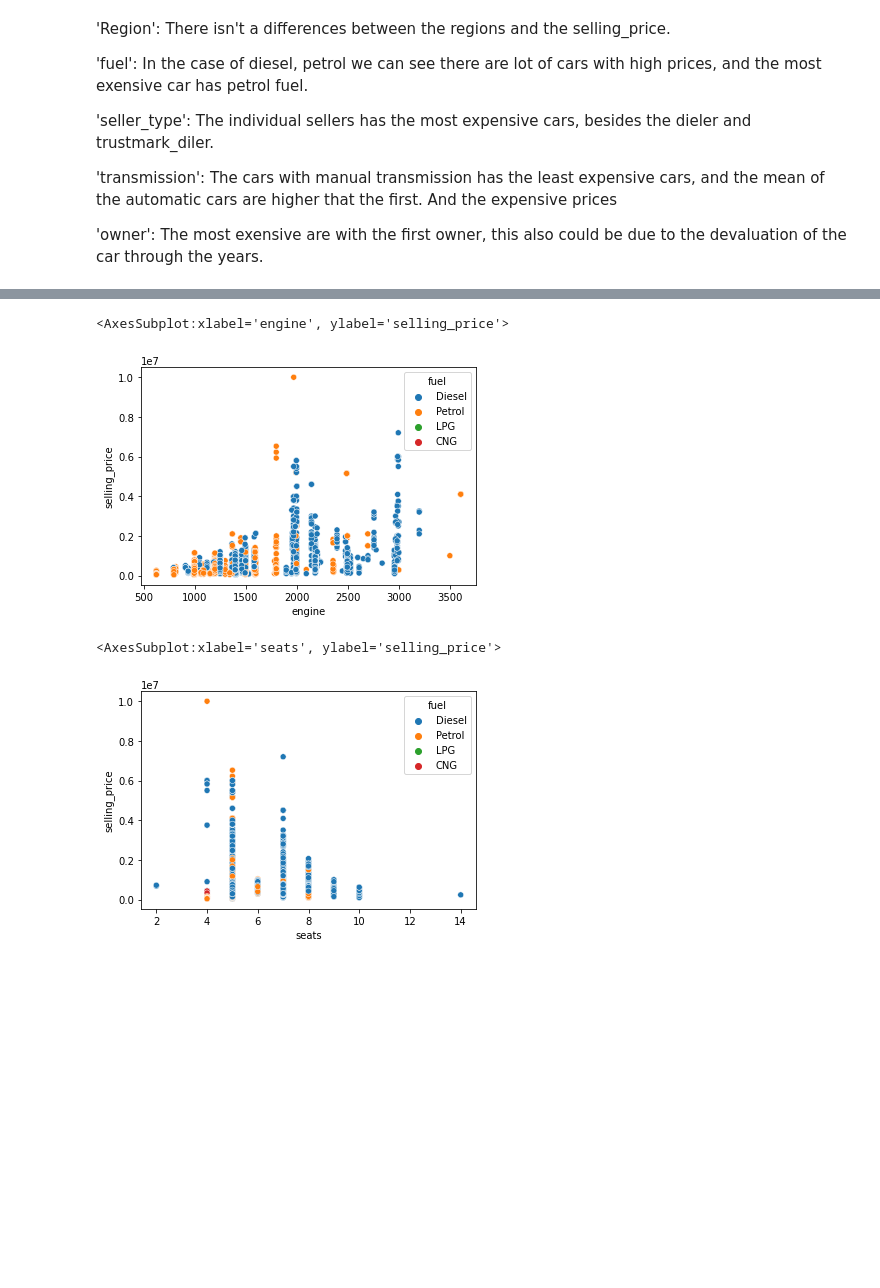
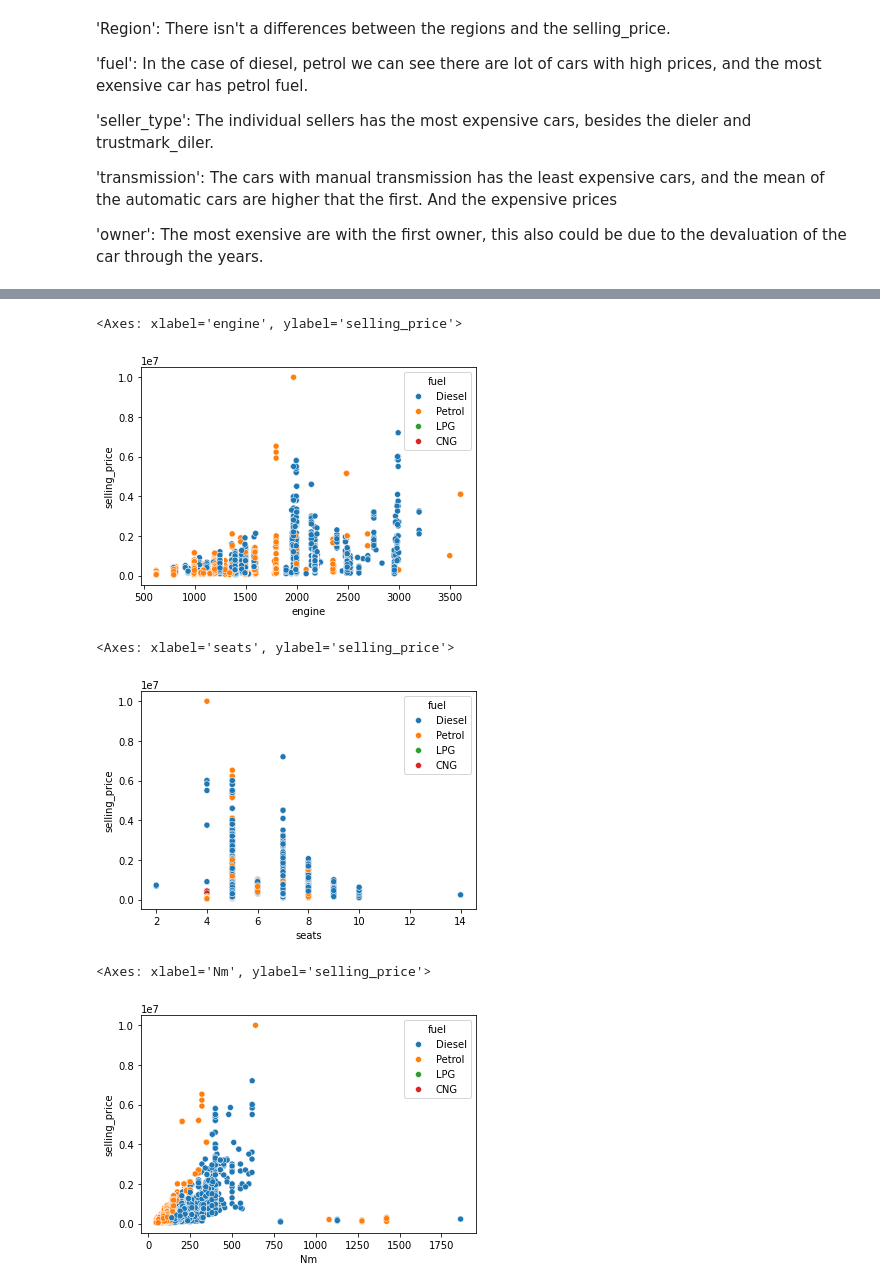
Before and after one commit to parivgabriela/DATA, a Jupyter notebook: car_selling_data/car_data.ipynb, the cells around one changed output, grey strips where cells are left out. Saved outputs shown, nothing was run; the diff lists cells and outputs as text; code cells hidden in the pictures; blank space fills up the shorter version.

```diff
--- a/car_selling_data/car_data.ipynb
+++ b/car_selling_data/car_data.ipynb
@@ -243,7 +226,7 @@ list_RPM = [extract_rpm_value(x) for x in df_aux['torque']]
 # %%
 df_2 = df_1.copy()
 df_2['Nm'] = list_Nm
-df_2['RPM'] = list_RPM
+df_2 = df_2.drop('torque', axis=1)
 df_2.head(5)
 # %% [output]
 |  | name | year | selling_price | km_driven | Region | fuel | seller_type | transmission | owner | ... |
@@ -386,10 +393,15 @@ sns.scatterplot(y="selling_price", x="mileage", data=df_2, hue="fuel")
 # %%
 sns.scatterplot(y="selling_price", x="engine", data=df_2, hue="fuel")
 # %% [output]
-<AxesSubplot:xlabel='engine', ylabel='selling_price'>
+<Axes: xlabel='engine', ylabel='selling_price'>
-[figure, old version]
+[figure, new version]
 # %%
 sns.scatterplot(y="selling_price", x="seats", data=df_2, hue="fuel")
 # %% [output]
-<AxesSubplot:xlabel='seats', ylabel='selling_price'>
+<Axes: xlabel='seats', ylabel='selling_price'>
 [figure]
+# %%
+sns.scatterplot(y="selling_price", x="Nm", data=df_2, hue="fuel")
+# %% [output]
+<Axes: xlabel='Nm', ylabel='selling_price'>
+[figure, added]
```
Also changed, not shown: parts of 39 cells of this notebook.
